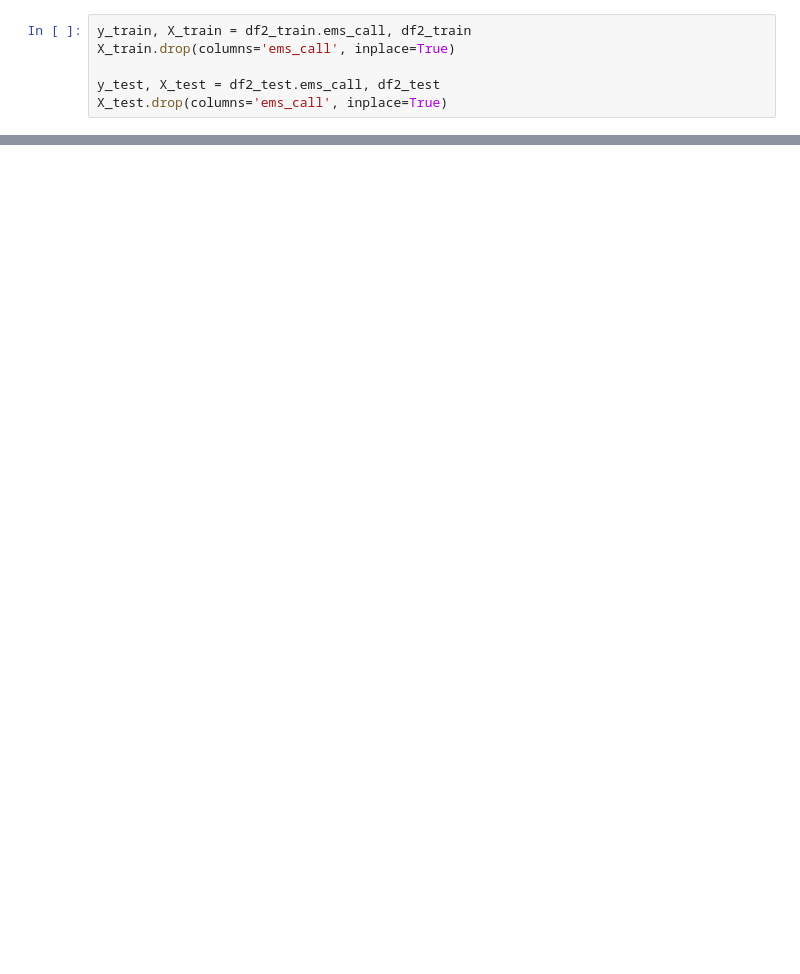
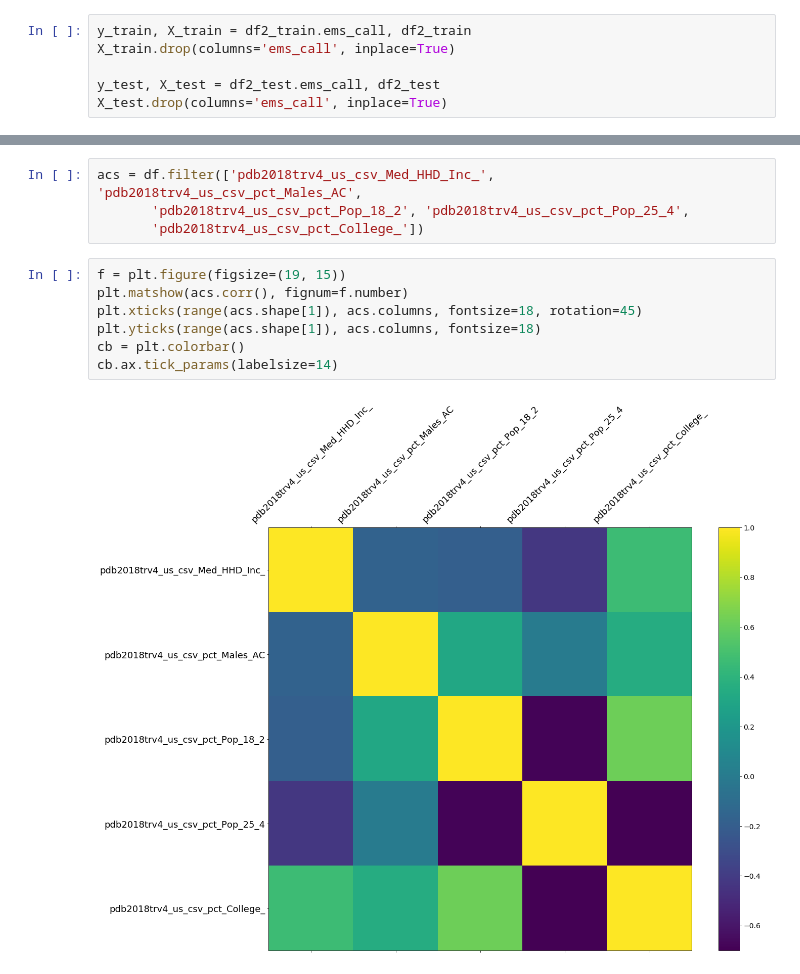
Before and after one commit to akinbule/OpioidsWastewaterPilot, a Jupyter notebook: tempe_logit_and_poisson_full.ipynb, the cells around one changed output, grey strips where cells are left out. Cells and saved outputs as stored; diff of their text form; blank space fills up the shorter version.

```diff
--- a/tempe_logit_and_poisson_full.ipynb
+++ b/tempe_logit_and_poisson_full.ipynb
@@ -597,0 +667,13 @@ plt.savefig('Tempe_EMS_Poisson_wFE')
+# %%
+acs = df.filter(['pdb2018trv4_us_csv_Med_HHD_Inc_', 'pdb2018trv4_us_csv_pct_Males_AC',
+       'pdb2018trv4_us_csv_pct_Pop_18_2', 'pdb2018trv4_us_csv_pct_Pop_25_4',
+       'pdb2018trv4_us_csv_pct_College_'])
+# %%
+f = plt.figure(figsize=(19, 15))
+plt.matshow(acs.corr(), fignum=f.number)
+plt.xticks(range(acs.shape[1]), acs.columns, fontsize=18, rotation=45)
+plt.yticks(range(acs.shape[1]), acs.columns, fontsize=18)
+cb = plt.colorbar()
+cb.ax.tick_params(labelsize=14)
+# %% [output]
+[figure, added]
```
Also changed, not shown: parts of 27 cells of this notebook, 8 other files.
